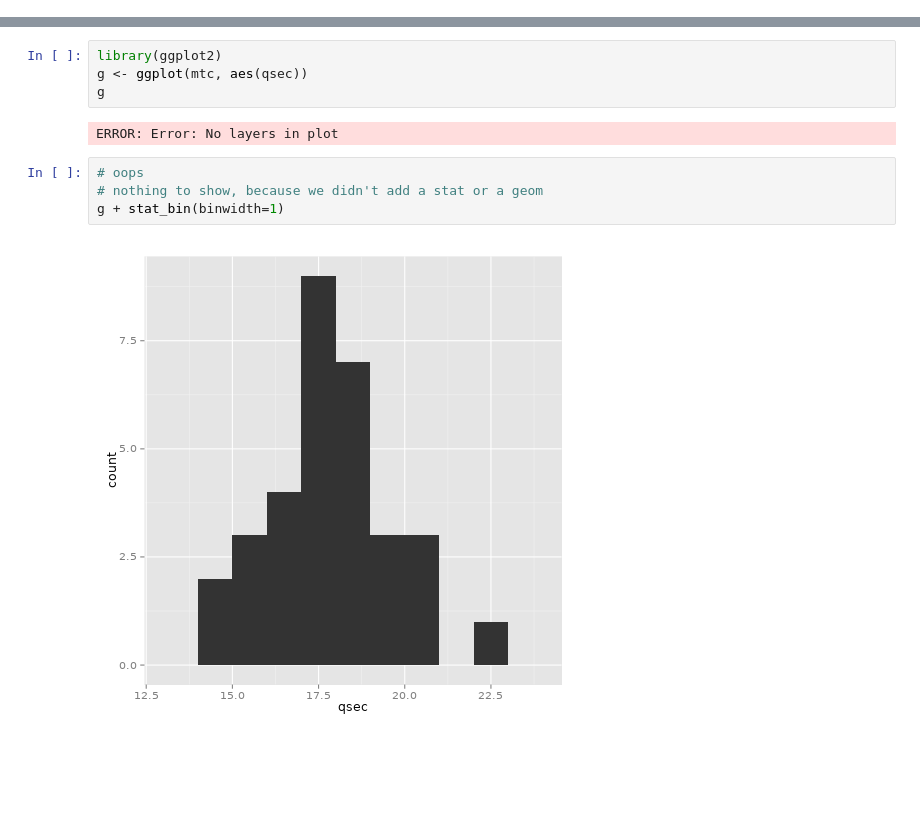
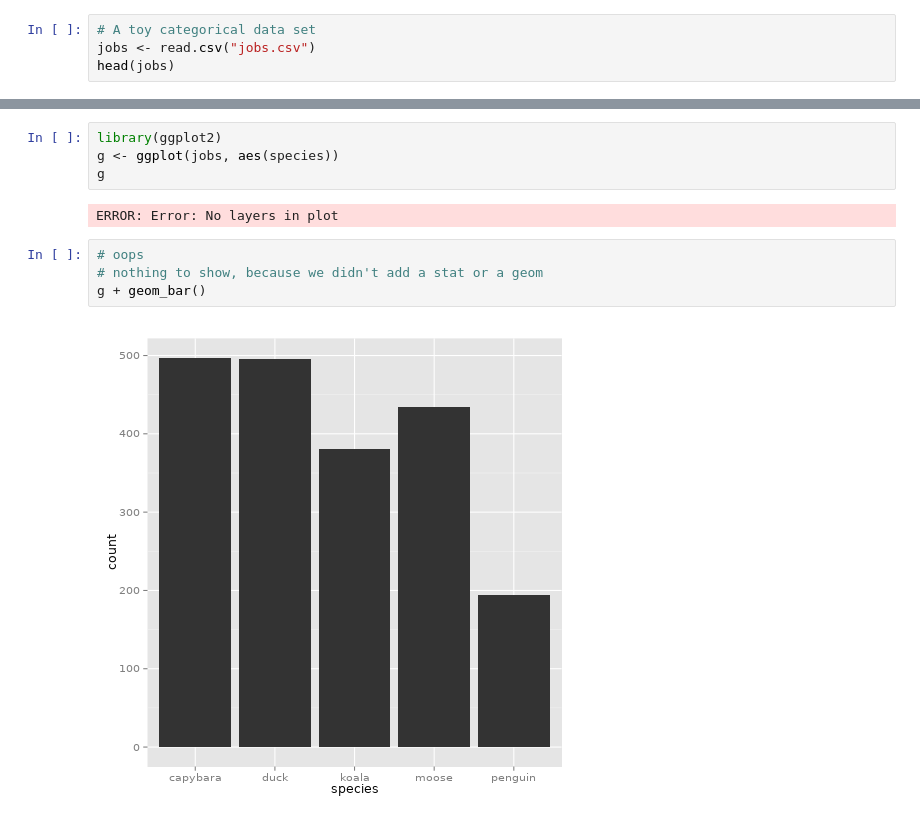
Before and after one commit to jotok/DataFest, a Jupyter notebook: nb/ggplot2 examples.ipynb, the cells around one changed output, grey strips where cells are left out. Saved outputs shown, nothing was run; the diff lists cells and outputs as text; blank space fills up the shorter version.

```diff
--- a/nb/ggplot2 examples.ipynb
+++ b/nb/ggplot2 examples.ipynb
@@ -15,0 +3,4 @@ Valiant           18.1   6  225 3.460 20.22
+# %%
+# A toy categorical data set
+jobs <- read.csv("jobs.csv")
+head(jobs)
@@ -16,13 +15,13 @@ Valiant           18.1   6  225 3.460 20.22
 # %%
 library(ggplot2)
-g <- ggplot(mtc, aes(qsec))
+g <- ggplot(jobs, aes(species))
 g
 # %% [output]
 ERROR: Error: No layers in plot
 # %%
 # oops
 # nothing to show, because we didn't add a stat or a geom
-g + stat_bin(binwidth=1)
+g + geom_bar()
 # %% [output]
-[figure, old version]
+[figure, new version]
 # %%
```
Also changed, not shown: parts of 23 cells of this notebook, 2 other files.
